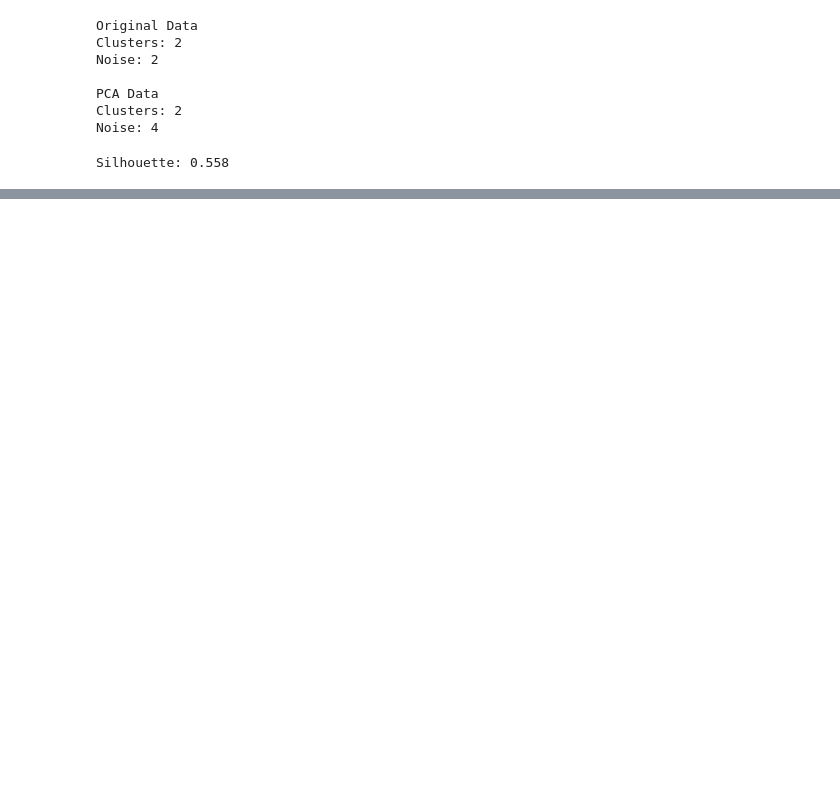
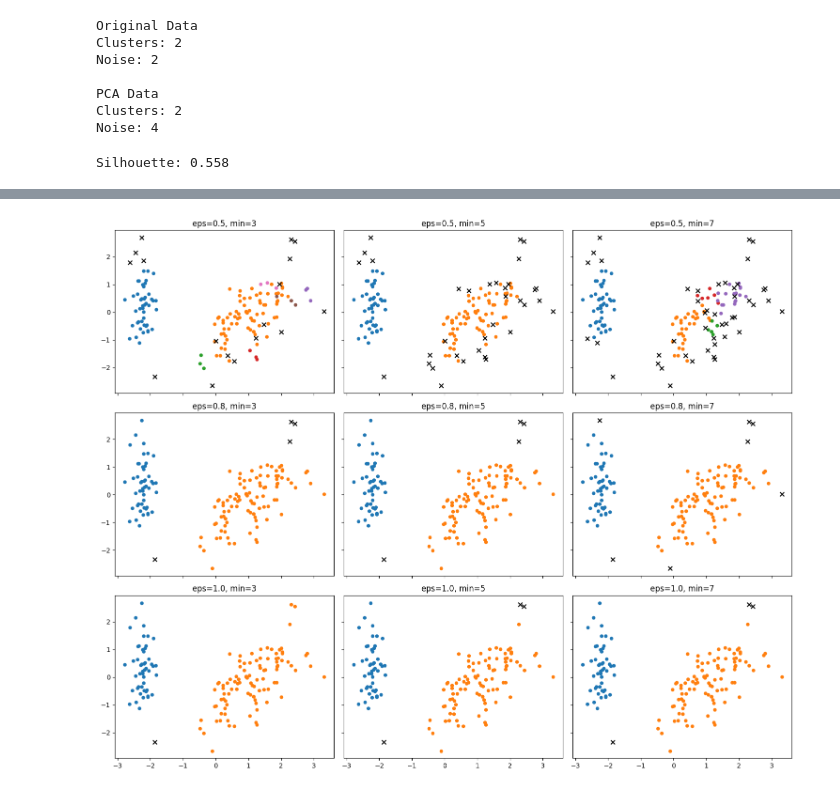
Before and after one commit to esraamosalman22-arch/activity-3, a Jupyter notebook: activity_3.ipynb, the cells around one changed output, grey strips where cells are left out. Saved outputs shown, nothing was run; the diff lists cells and outputs as text; code cells hidden in the pictures; blank space fills up the shorter version.

```diff
--- a/activity_3.ipynb
+++ b/activity_3.ipynb
@@ -190,16 +235,0 @@ Silhouette: 0.558
-# %%
-for eps in [0.6,0.8,1.0]:
-
-    model=DBSCAN(
-        eps=eps,
-        min_samples=5
-    )
-
-    labels=model.fit_predict(X_pca)
-
-    clusters=len(set(labels))-(1 if -1 in labels else 0)
-    noise=list(labels).count(-1)
-
-    print(
-      f"eps={eps} | clusters={clusters} | noise={noise}"
-    )
@@ -209,0 +236,76 @@ eps=1.0 | clusters=2 | noise=1
+# %%
+eps_values = [0.5, 0.8, 1.0]
+min_samples_values = [3, 5, 7]
+
+results = []
+
+fig, axes = plt.subplots(
+    len(eps_values),
+    len(min_samples_values),
+    figsize=(15, 12),
+    sharex=True,
+    sharey=True
+)
+
+best_score = -1
+best_params = None
+best_labels = None
+
+for i, eps_val in enumerate(eps_values):
+    for j, min_s_val in enumerate(min_samples_values):
+
+        db = DBSCAN(eps=eps_val, min_samples=min_s_val)
+        labels = db.fit_predict(X_scaled)
+
+        n_clusters = len(set(labels)) - (1 if -1 in labels else 0)
+        n_noise = list(labels).count(-1)
+
+        if n_clusters > 1:
+            score = silhouette_score(X_scaled, labels)
+        else:
+            score = -1
+
+        results.append([eps_val, min_s_val, n_clusters, n_noise, score])
+
+        if score > best_score:
+            best_score = score
+            best_params = (eps_val, min_s_val)
+            best_labels = labels
+
+        current_ax = axes[i, j]
+
+        unique_labels = set(labels)
+
+        for label in unique_labels:
+            if label == -1:
+                current_ax.scatter(
+                    X_2d[labels == label, 0],
+                    X_2d[labels == label, 1],
+                    c="black",
+                    marker="x",
+                    s=40
+                )
+            else:
+                current_ax.scatter(
+                    X_2d[labels == label, 0],
+                    X_2d[labels == label, 1],
+                    s=20
+                )
+
+        current_ax.set_title(f"eps={eps_val}, min={min_s_val}")
+
+
+plt.tight_layout()
+plt.show()
+
+
+df_results = pd.DataFrame(results, columns=[
+    "eps", "min_samples", "n_clusters", "noise_points", "silhouette_score"
+])
+
+print("Best Parameters Found:")
+print("eps =", best_params[0])
+print("min_samples =", best_params[1])
+print("silhouette =", best_score)
+# %% [output]
+[figure, added]
```
Also changed, not shown: parts of 21 cells of this notebook.
